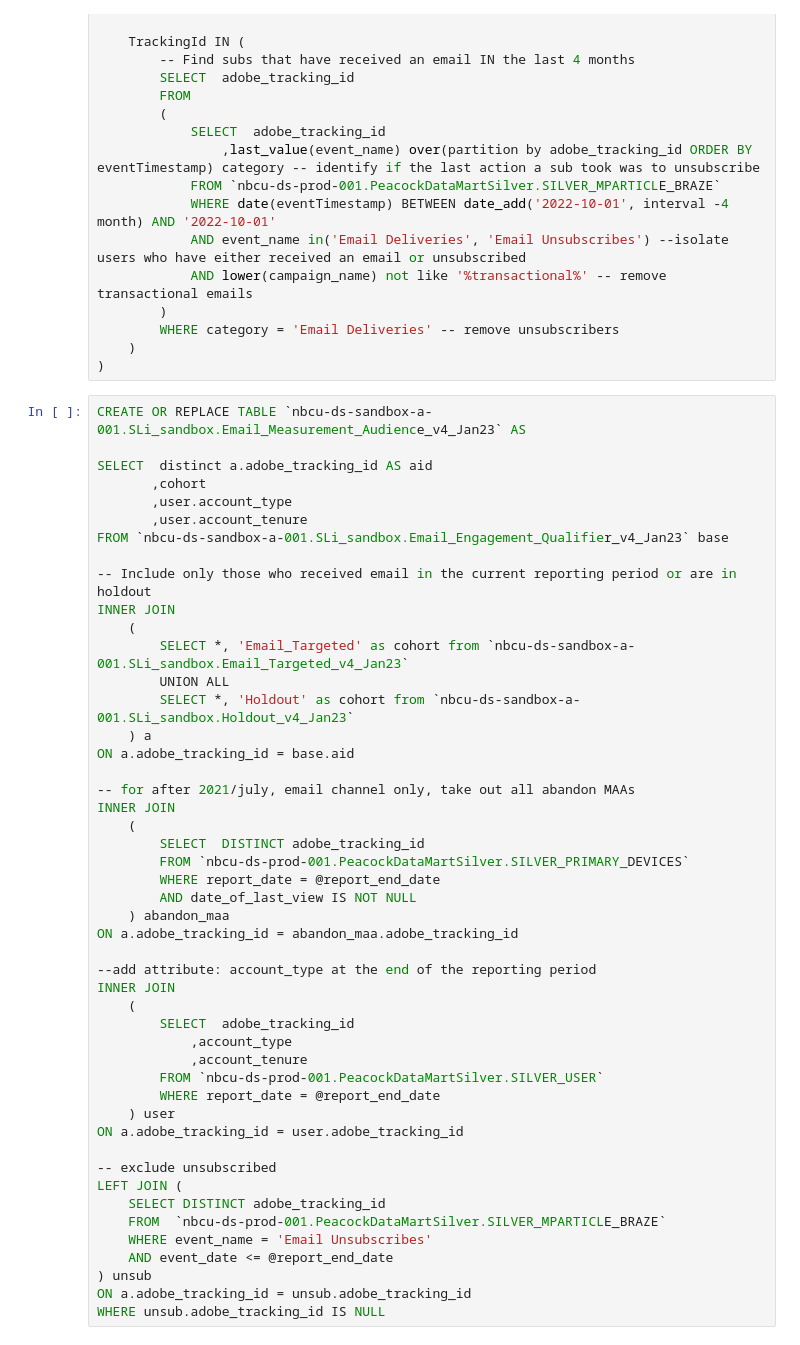
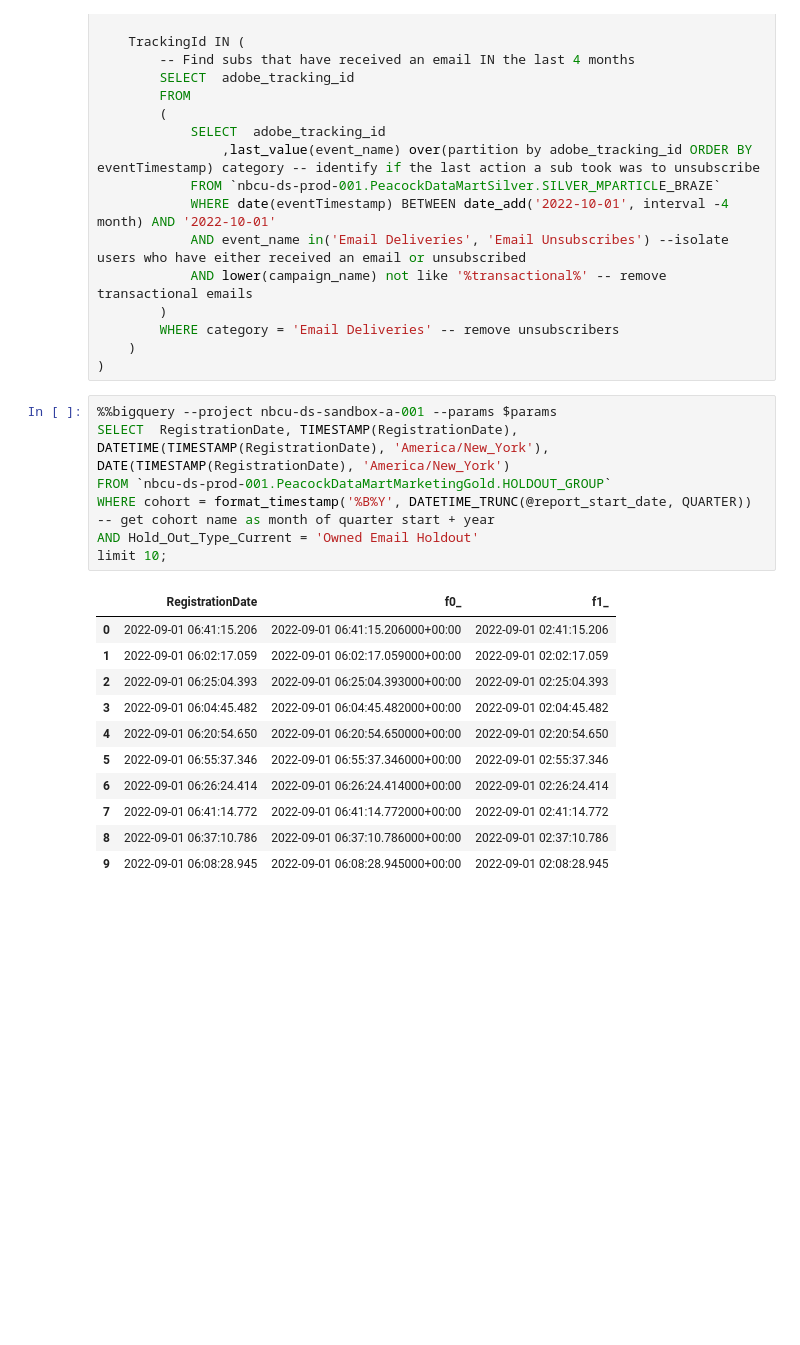
Before and after one commit to sandersli-nbc/CRM-Dashboard, a Jupyter notebook: test.ipynb, the cells around one changed output. Cells and saved outputs as stored; diff of their text form; blank space fills up the shorter version.

```diff
--- a/test.ipynb
+++ b/test.ipynb
@@ -725,51 +725,22 @@ AND (
         WHERE category = 'Email Deliveries' -- remove unsubscribers
     )
 )
-# %%
-CREATE OR REPLACE TABLE `nbcu-ds-sandbox-a-001.SLi_sandbox.Email_Measurement_Audience_v4_Jan23` AS
-
-SELECT  distinct a.adobe_tracking_id AS aid
-       ,cohort
-       ,user.account_type
-       ,user.account_tenure
-FROM `nbcu-ds-sandbox-a-001.SLi_sandbox.Email_Engagement_Qualifier_v4_Jan23` base
-
--- Include only those who received email in the current reporting period or are in holdout
-INNER JOIN
-    (
-        SELECT *, 'Email_Targeted' as cohort from `nbcu-ds-sandbox-a-001.SLi_sandbox.Email_Targeted_v4_Jan23`
-        UNION ALL
-        SELECT *, 'Holdout' as cohort from `nbcu-ds-sandbox-a-001.SLi_sandbox.Holdout_v4_Jan23`
-    ) a
-ON a.adobe_tracking_id = base.aid
-
--- for after 2021/july, email channel only, take out all abandon MAAs
-INNER JOIN
-    (
-        SELECT  DISTINCT adobe_tracking_id
-        FROM `nbcu-ds-prod-001.PeacockDataMartSilver.SILVER_PRIMARY_DEVICES`
-        WHERE report_date = @report_end_date
-        AND date_of_last_view IS NOT NULL
-    ) abandon_maa
-ON a.adobe_tracking_id = abandon_maa.adobe_tracking_id
-
---add attribute: account_type at the end of the reporting period
-INNER JOIN
-    (
-        SELECT  adobe_tracking_id
-            ,account_type
-            ,account_tenure
-        FROM `nbcu-ds-prod-001.PeacockDataMartSilver.SILVER_USER`
-        WHERE report_date = @report_end_date
-    ) user
-ON a.adobe_tracking_id = user.adobe_tracking_id
-
--- exclude unsubscribed
-LEFT JOIN (
-    SELECT DISTINCT adobe_tracking_id
-    FROM  `nbcu-ds-prod-001.PeacockDataMartSilver.SILVER_MPARTICLE_BRAZE`
-    WHERE event_name = 'Email Unsubscribes'
-    AND event_date <= @report_end_date
-) unsub
-ON a.adobe_tracking_id = unsub.adobe_tracking_id
-WHERE unsub.adobe_tracking_id IS NULL
+# %%
+%%bigquery --project nbcu-ds-sandbox-a-001 --params $params
+SELECT  RegistrationDate, TIMESTAMP(RegistrationDate), DATETIME(TIMESTAMP(RegistrationDate), 'America/New_York'),  DATE(TIMESTAMP(RegistrationDate), 'America/New_York')
+FROM `nbcu-ds-prod-001.PeacockDataMartMarketingGold.HOLDOUT_GROUP`
+WHERE cohort = format_timestamp('%B%Y', DATETIME_TRUNC(@report_start_date, QUARTER)) -- get cohort name as month of quarter start + year
+AND Hold_Out_Type_Current = 'Owned Email Holdout'
+limit 10;
+# %% [output]
+|  | RegistrationDate | f0_ | f1_ |
+| 0 | 2022-09-01 06:41:15.206 | 2022-09-01 06:41:15.206000+00:00 | 2022-09-01 02:41:15.206 |
+| 1 | 2022-09-01 06:02:17.059 | 2022-09-01 06:02:17.059000+00:00 | 2022-09-01 02:02:17.059 |
+| 2 | 2022-09-01 06:25:04.393 | 2022-09-01 06:25:04.393000+00:00 | 2022-09-01 02:25:04.393 |
+| 3 | 2022-09-01 06:04:45.482 | 2022-09-01 06:04:45.482000+00:00 | 2022-09-01 02:04:45.482 |
+| 4 | 2022-09-01 06:20:54.650 | 2022-09-01 06:20:54.650000+00:00 | 2022-09-01 02:20:54.650 |
+| 5 | 2022-09-01 06:55:37.346 | 2022-09-01 06:55:37.346000+00:00 | 2022-09-01 02:55:37.346 |
+| 6 | 2022-09-01 06:26:24.414 | 2022-09-01 06:26:24.414000+00:00 | 2022-09-01 02:26:24.414 |
+| 7 | 2022-09-01 06:41:14.772 | 2022-09-01 06:41:14.772000+00:00 | 2022-09-01 02:41:14.772 |
+| 8 | 2022-09-01 06:37:10.786 | 2022-09-01 06:37:10.786000+00:00 | 2022-09-01 02:37:10.786 |
+| 9 | 2022-09-01 06:08:28.945 | 2022-09-01 06:08:28.945000+00:00 | 2022-09-01 02:08:28.945 |
```
Also changed, not shown: parts of 8 cells of this notebook, 6 other files.
